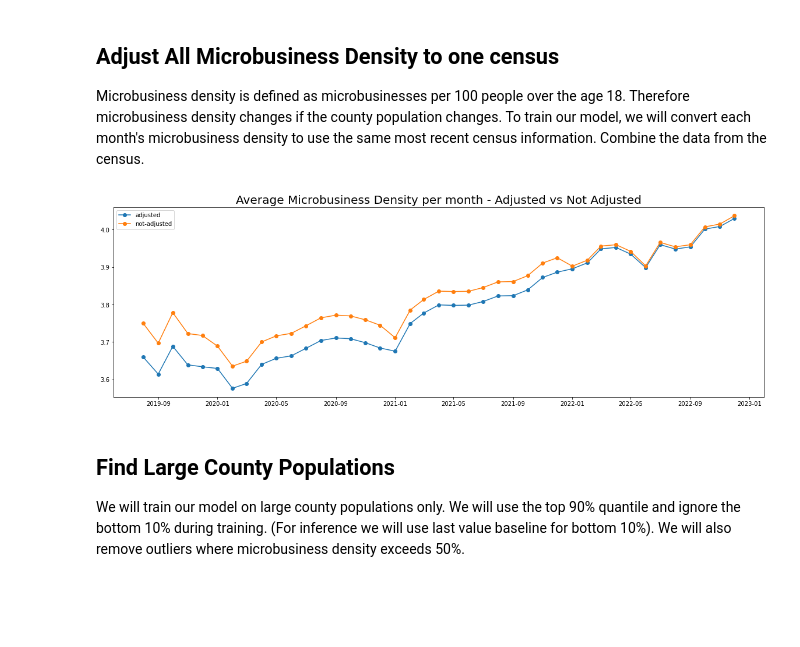
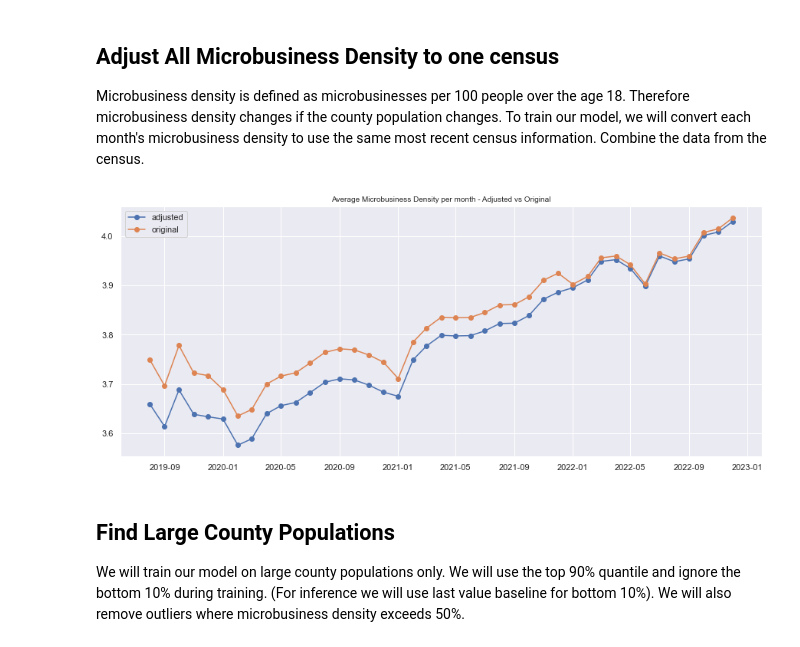
Before and after one commit to 9417GoodLuck/GoDaddy, a Jupyter notebook: DataProcess.ipynb, the cells around one changed output. Drawn from its saved outputs; the diff is of its cells as text; code cells hidden in the pictures; blank space fills up the shorter version.

```diff
--- a/DataProcess.ipynb
+++ b/DataProcess.ipynb
@@ -22,0 +96,7 @@ Extra train data shape: (6270, 7)
+# %%
+# Since the column contains continuous variables,
+# we can utilize probability density histograms to observe its distribution:
+import seaborn as sns
+
+sns.set()
+sns.histplot(train['microbusiness_density'], kde=True)
@@ -73,14 +164,14 @@ for k in [2019,2020,2021,2022]:
 # %%
 # PLOT AVERAGE MD PER MONTH
 tmp2 = train.groupby('first_day_of_month').microbusiness_density.mean()
-plt.figure(figsize=(20,6))
+plt.figure(figsize=(15,6))
 plt.plot(tmp2.index, tmp2,'-o', label='adjusted')
-plt.plot(tmp.index, tmp,'-o', label='not-adjusted')
-plt.title('Average Microbusiness Density per month - Adjusted vs Not Adjusted',size=20)
+plt.plot(tmp.index, tmp,'-o', label='original')
+plt.title('Average Microbusiness Density per month - Adjusted vs Original',size=10)
 plt.legend()
 plt.show()
 # %% [output]
-[figure, old version]
+[figure, new version]
 # %% [markdown]
 ## Find Large County Populations
 We will train our model on large county populations only. We will use the top 90% quantile and ignore the bottom 10% during training. (For inference we will use last value baseline for bottom 10%). We will also remove outliers where microbusiness density exceeds 50%.
```
Also changed, not shown: parts of 23 cells of this notebook, 27 other files.
